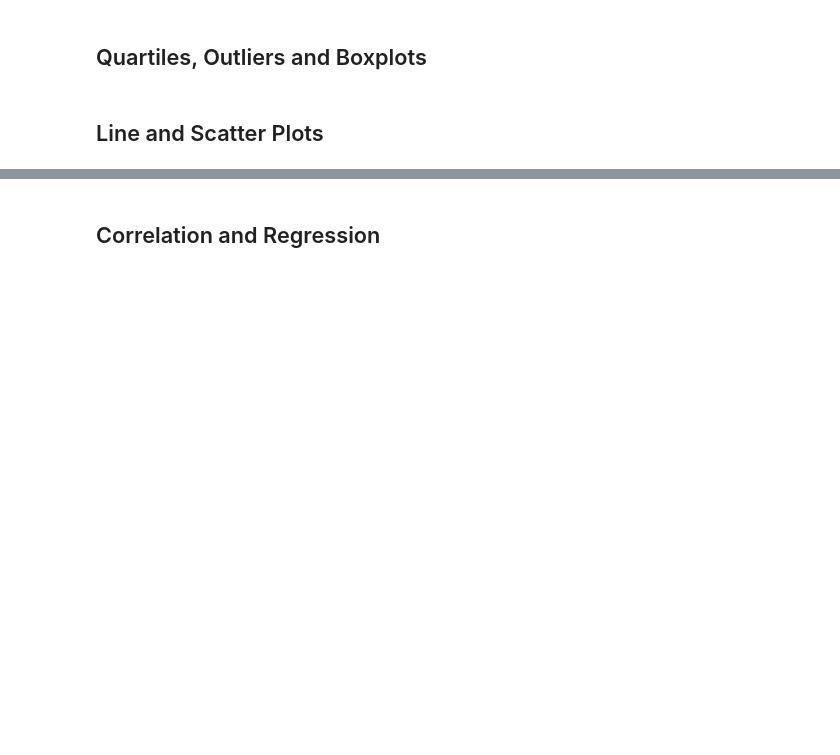
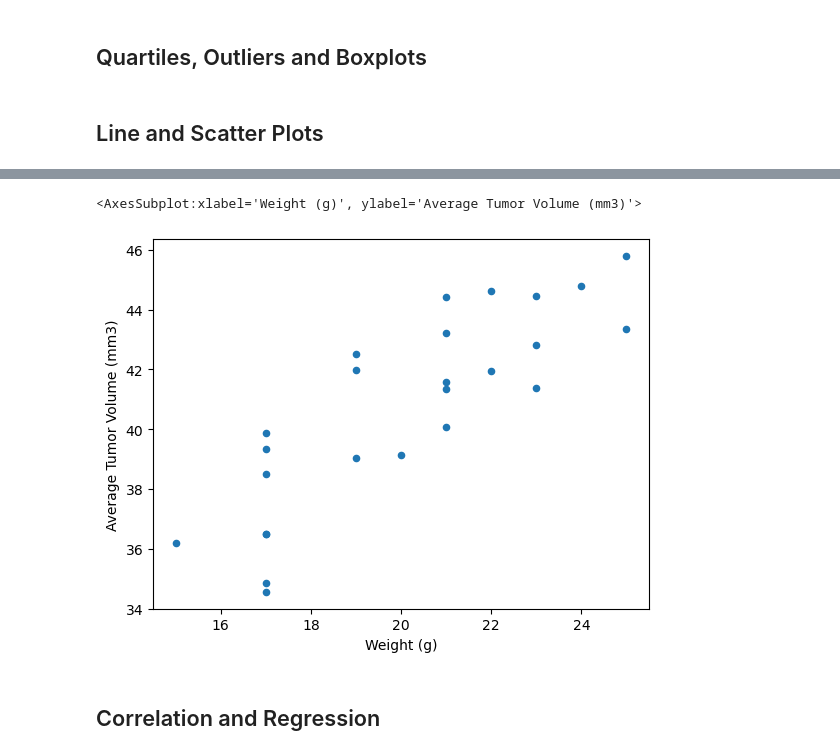
Before and after one commit to gamountainmama/matplotlib-challenge, a Jupyter notebook: module_5_starter_code/Pymaceuticals/matplotlib-challenge.ipynb, the cells around one changed output, grey strips where cells are left out. Drawn from its saved outputs; the diff is of its cells as text; code cells hidden in the pictures; blank space fills up the shorter version.

```diff
--- a/module_5_starter_code/Pymaceuticals/matplotlib-challenge.ipynb
+++ b/module_5_starter_code/Pymaceuticals/matplotlib-challenge.ipynb
@@ -216,4 +230,12 @@ plt.pie(sizes, labels = labels, autopct="%1.1f%%")
 # %%
 # Generate a scatter plot of average tumor volume vs. mouse weight for the Capomulin regimen
+capomulin = clean_data.loc[clean_data["Drug Regimen"] == "Capomulin"]
+capomulin_avg = capomulin.groupby("Mouse ID").mean()
+capomulin_avg
+capomulin_avg.plot(kind = "scatter", x = "Weight (g)", y = "Tumor Volume (mm3)", xlabel = "Weight (g)",
+                  ylabel = "Average Tumor Volume (mm3)")
+# %% [output]
+<AxesSubplot:xlabel='Weight (g)', ylabel='Average Tumor Volume (mm3)'>
+[figure, added]
 # %% [markdown]
 ## Correlation and Regression
```
Also changed, not shown: parts of 9 cells of this notebook.
